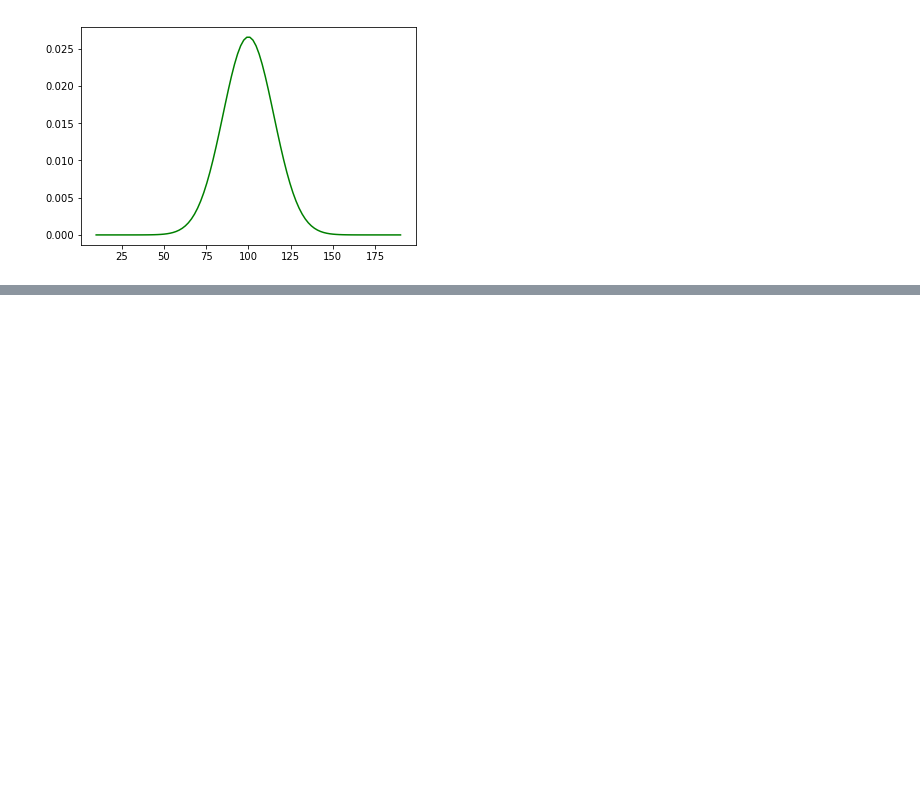
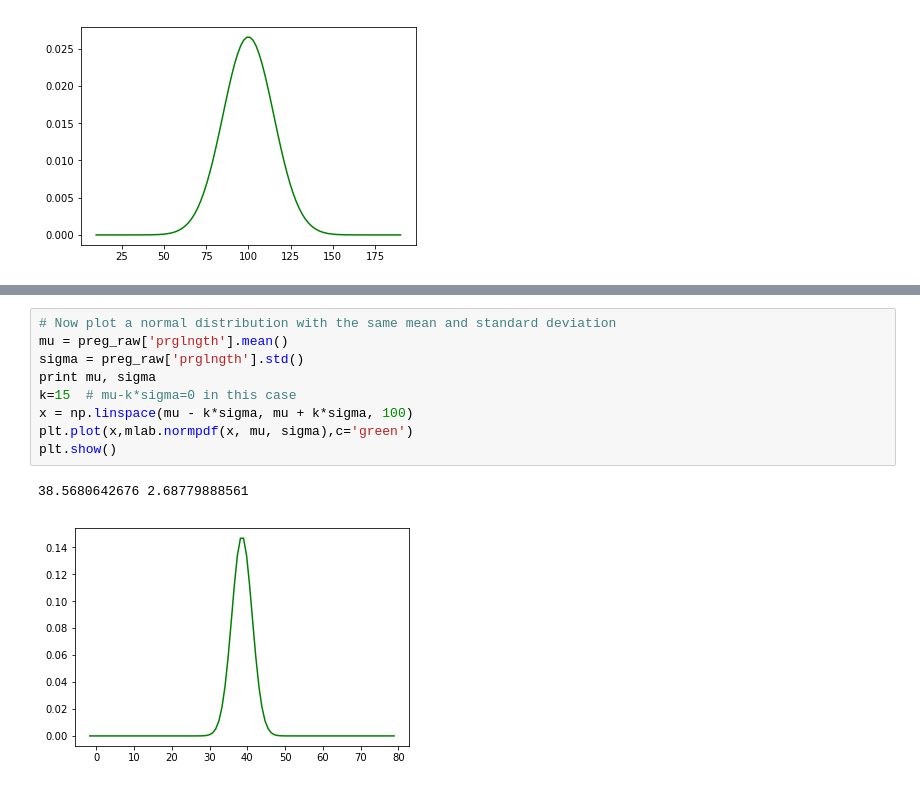
Before and after one commit to hanhanwu/Hanhan_Data_Science_Practice, a Jupyter notebook: Applied_Statistics/thinkstats_chapter4.ipynb, the cells around one changed output, grey strips where cells are left out. Drawn from its saved outputs; the diff is of its cells as text; blank space fills up the shorter version.

```diff
--- a/Applied_Statistics/thinkstats_chapter4.ipynb
+++ b/Applied_Statistics/thinkstats_chapter4.ipynb
@@ -132,0 +153,12 @@ plt.show()
+# %%
+# Now plot a normal distribution with the same mean and standard deviation
+mu = preg_raw['prglngth'].mean()
+sigma = preg_raw['prglngth'].std()
+print mu, sigma
+k=15  # mu-k*sigma=0 in this case
+x = np.linspace(mu - k*sigma, mu + k*sigma, 100)
+plt.plot(x,mlab.normpdf(x, mu, sigma),c='green')
+plt.show()
+# %% [output]
+38.5680642676 2.68779888561
+[figure, added]
```
Also changed, not shown: parts of 6 cells of this notebook.
